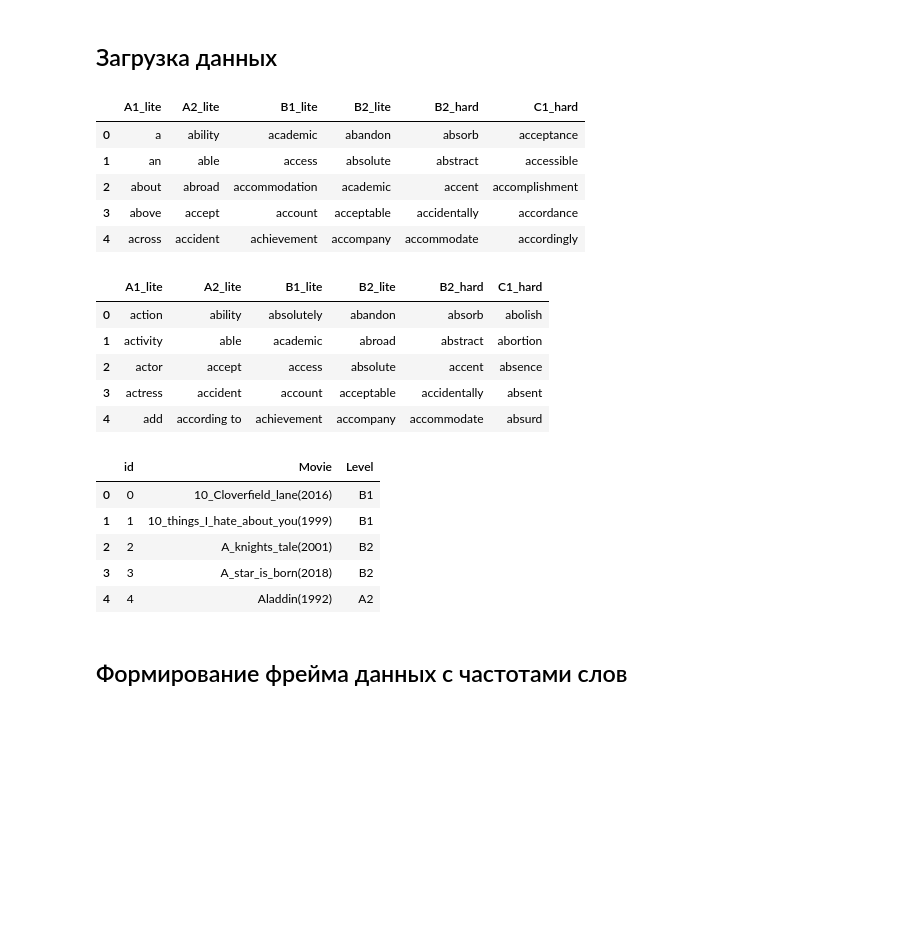
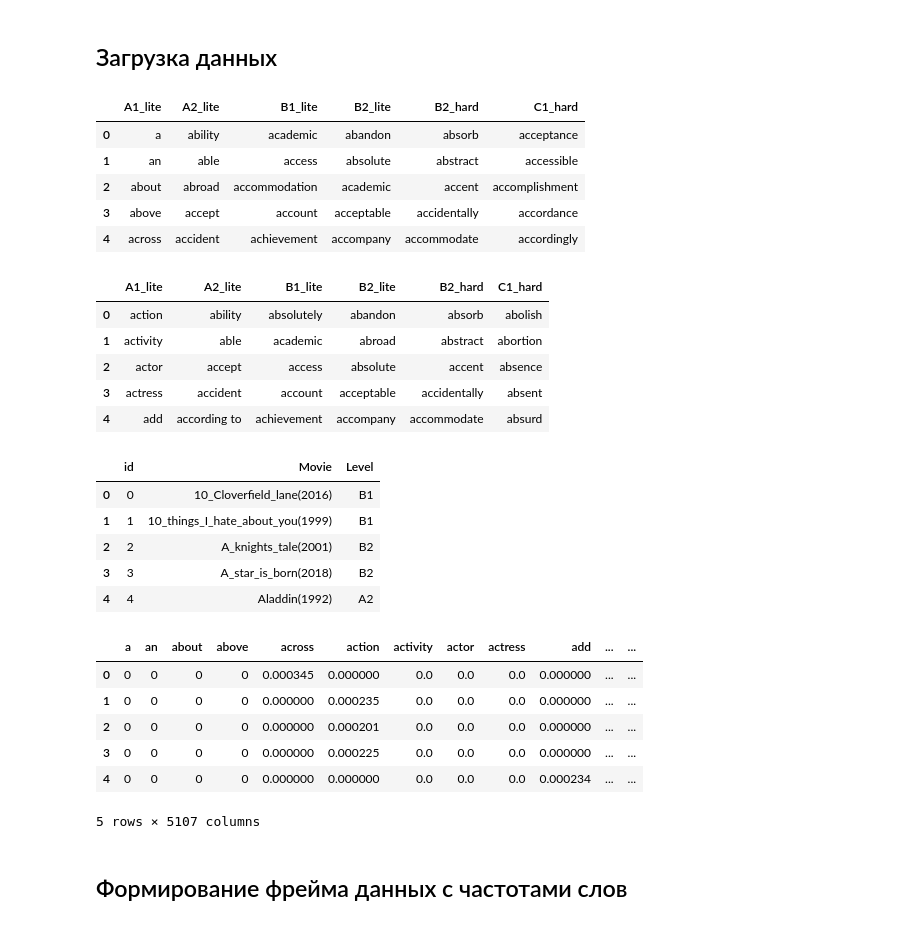
Before and after one commit to Apocalypto2012/English_levels, a Jupyter notebook: English_levels.ipynb, the cells around one changed output. Cells and saved outputs as stored; diff of their text form; code cells hidden in the pictures; blank space fills up the shorter version.

Commit message:
Fourth step. To speed up the execution of the program, the following were saved: a data frame with the frequencies of words from files with subtitles, as well as a trained CatBoost model.

```diff
--- a/English_levels.ipynb
+++ b/English_levels.ipynb
@@ -202,32 +226,47 @@ STOP_WORDS = set(stopwords.words('english'))
 # загрузим данные по уровням для английского языка
 english_levels = func_load('British_levels.xlsx')
 display(english_levels.head(5))
 
 # загрузим данные по уровням для американского языка
 americ_levels = func_load('American_levels.xlsx')
 display(americ_levels.head(5))
 
 # загрузим файл, в котором хранится информация о сложности фильмов
 movies_levels = func_load('movies_labels.xlsx')
 display(movies_levels.head(5))
+
+# загрузим обученную модель CatBoost
+CatBoost_model = CatBoostClassifier()
+CatBoost_model.load_model('model_multiclass')
+
+# загрузим уже размеченный фрейм данных, содержащий масштабированные частоты повторения слов в субтитрах
+data = func_load('origin_data.xlsx')
+display(data.head(5))
 # %% [output]
 |  | A1_lite | A2_lite | B1_lite | B2_lite | B2_hard | C1_hard |
 | 0 | a | ability | academic | abandon | absorb | acceptance |
 | 1 | an | able | access | absolute | abstract | accessible |
 | 2 | about | abroad | accommodation | academic | accent | accomplishment |
 | 3 | above | accept | account | acceptable | accidentally | accordance |
 | 4 | across | accident | achievement | accompany | accommodate | accordingly |
 |  | A1_lite | A2_lite | B1_lite | B2_lite | B2_hard | C1_hard |
 | 0 | action | ability | absolutely | abandon | absorb | abolish |
 | 1 | activity | able | academic | abroad | abstract | abortion |
 | 2 | actor | accept | access | absolute | accent | absence |
 | 3 | actress | accident | account | acceptable | accidentally | absent |
 | 4 | add | according to | achievement | accompany | accommodate | absurd |
 |  | id | Movie | Level |
 | 0 | 0 | 10_Cloverfield_lane(2016) | B1 |
 | 1 | 1 | 10_things_I_hate_about_you(1999) | B1 |
 | 2 | 2 | A_knights_tale(2001) | B2 |
 | 3 | 3 | A_star_is_born(2018) | B2 |
 | 4 | 4 | Aladdin(1992) | A2 |
+|  | a | an | about | above | across | action | activity | actor | actress | add | ... | ... |
+| 0 | 0 | 0 | 0 | 0 | 0.000345 | 0.000000 | 0.0 | 0.0 | 0.0 | 0.000000 | ... | ... |
+| 1 | 0 | 0 | 0 | 0 | 0.000000 | 0.000235 | 0.0 | 0.0 | 0.0 | 0.000000 | ... | ... |
+| 2 | 0 | 0 | 0 | 0 | 0.000000 | 0.000201 | 0.0 | 0.0 | 0.0 | 0.000000 | ... | ... |
+| 3 | 0 | 0 | 0 | 0 | 0.000000 | 0.000225 | 0.0 | 0.0 | 0.0 | 0.000000 | ... | ... |
+| 4 | 0 | 0 | 0 | 0 | 0.000000 | 0.000000 | 0.0 | 0.0 | 0.0 | 0.000234 | ... | ... |
+5 rows × 5107 columns
 # %% [markdown]
 ## Формирование фрейма данных с частотами слов
```
Also changed, not shown: parts of 33 cells of this notebook.
